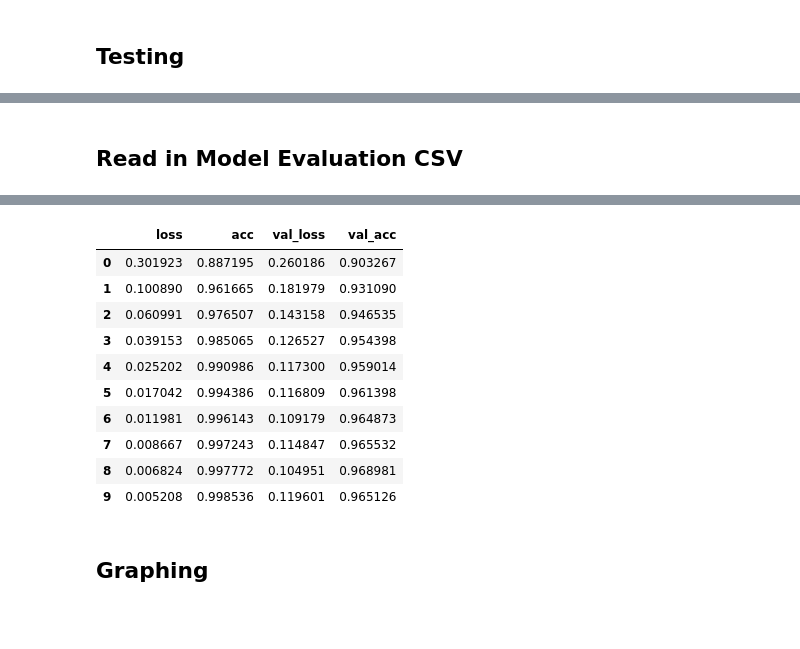
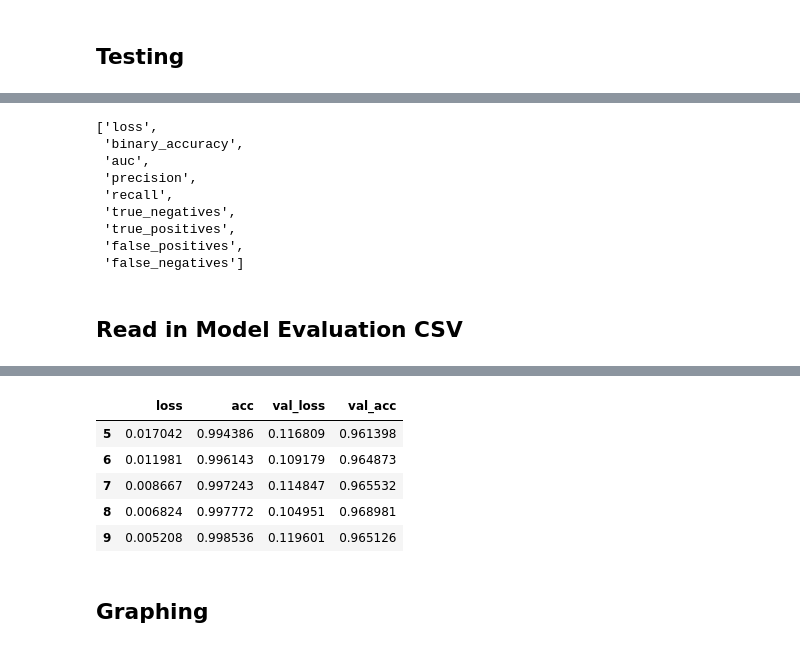
Before and after one commit to annabchox/deepfake-detector, a Jupyter notebook: Code/Main/Testing/Best_Models_NN.ipynb, the cells around one changed output, grey strips where cells are left out. Cells and saved outputs as stored; diff of their text form; code cells hidden in the pictures; blank space fills up the shorter version.

```diff
--- a/Code/Main/Testing/Best_Models_NN.ipynb
+++ b/Code/Main/Testing/Best_Models_NN.ipynb
@@ -76,3 +62,15 @@ model.evaluate(test_ds)
+# %%
+model.metrics_names
+# %% [output]
+['loss',
+ 'binary_accuracy',
+ 'auc',
+ 'precision',
+ 'recall',
+ 'true_negatives',
+ 'true_positives',
+ 'false_positives',
+ 'false_negatives']
 # %% [markdown]
 ## Read in Model Evaluation CSV
 # %%
@@ -90,14 +88,9 @@ df.head()
 # %%
 df_v2 = pd.read_csv("../../Results/v2b0_history.csv")
 df_v2.drop(columns="Unnamed: 0", inplace=True)
-df_v2
+df_v2.tail()
 # %% [output]
 |  | loss | acc | val_loss | val_acc |
-| 0 | 0.301923 | 0.887195 | 0.260186 | 0.903267 |
-| 1 | 0.100890 | 0.961665 | 0.181979 | 0.931090 |
-| 2 | 0.060991 | 0.976507 | 0.143158 | 0.946535 |
-| 3 | 0.039153 | 0.985065 | 0.126527 | 0.954398 |
-| 4 | 0.025202 | 0.990986 | 0.117300 | 0.959014 |
 | 5 | 0.017042 | 0.994386 | 0.116809 | 0.961398 |
 | 6 | 0.011981 | 0.996143 | 0.109179 | 0.964873 |
 | 7 | 0.008667 | 0.997243 | 0.114847 | 0.965532 |
```
Also changed, not shown: parts of 10 cells of this notebook.
